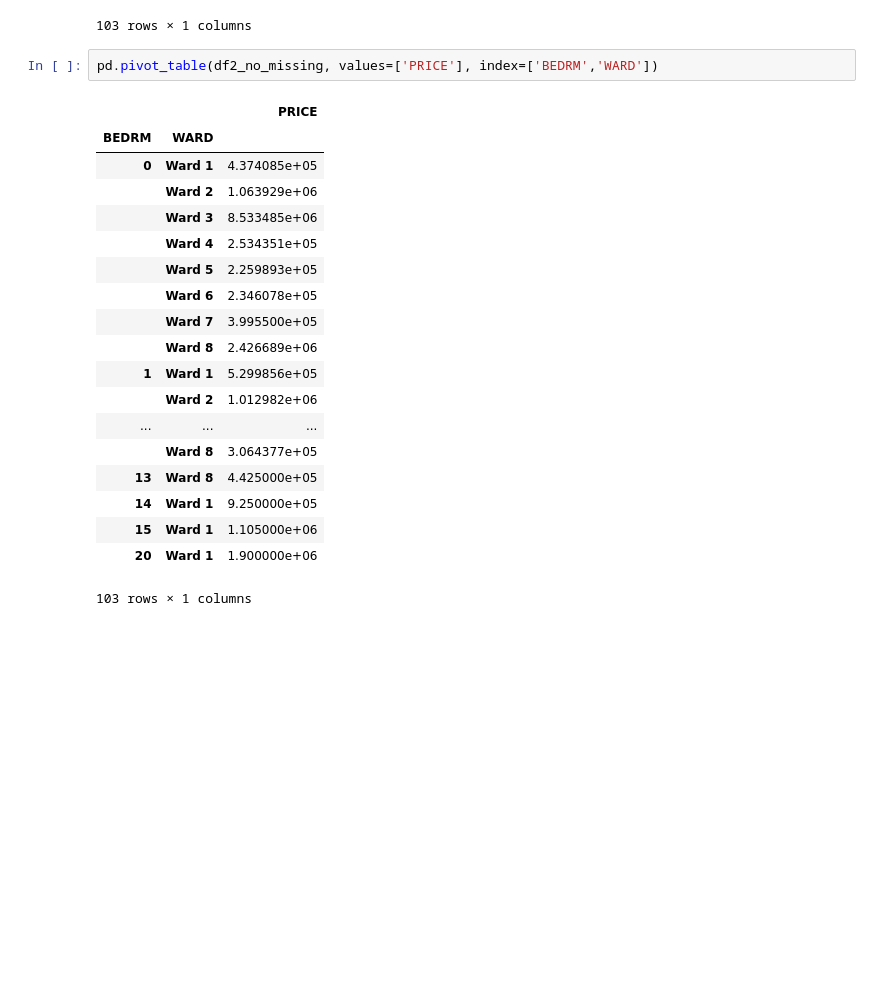
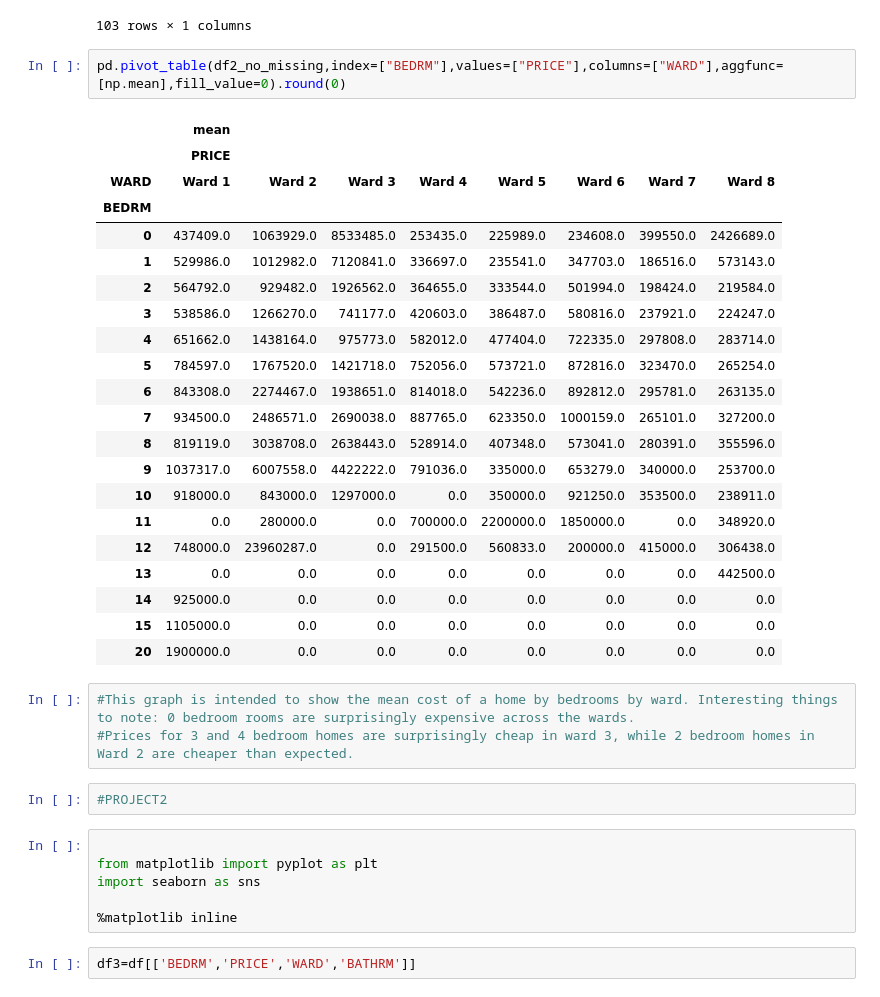
Before and after one commit to TOyefule/DataBootCampPub, a Jupyter notebook: SShapiro_DCProperties_Analysis.ipynb, the cells around one changed output. Saved outputs shown, nothing was run; the diff lists cells and outputs as text; blank space fills up the shorter version.

```diff
--- a/SShapiro_DCProperties_Analysis.ipynb
+++ b/SShapiro_DCProperties_Analysis.ipynb
@@ -141,24 +143,39 @@ df2_no_missing.groupby(['BEDRM','WARD']).mean()
 | 20 | Ward 1 | 1.900000e+06 |
 103 rows × 1 columns
 # %%
-pd.pivot_table(df2_no_missing, values=['PRICE'], index=['BEDRM','WARD'])
+pd.pivot_table(df2_no_missing,index=["BEDRM"],values=["PRICE"],columns=["WARD"],aggfunc=[np.mean],fill_value=0).round(0)
 # %% [output]
-|  |  | PRICE |
-| BEDRM | WARD |  |
-| 0 | Ward 1 | 4.374085e+05 |
-|  | Ward 2 | 1.063929e+06 |
-|  | Ward 3 | 8.533485e+06 |
-|  | Ward 4 | 2.534351e+05 |
-|  | Ward 5 | 2.259893e+05 |
-|  | Ward 6 | 2.346078e+05 |
-|  | Ward 7 | 3.995500e+05 |
-|  | Ward 8 | 2.426689e+06 |
-| 1 | Ward 1 | 5.299856e+05 |
-|  | Ward 2 | 1.012982e+06 |
-| ... | ... | ... |
-|  | Ward 8 | 3.064377e+05 |
-| 13 | Ward 8 | 4.425000e+05 |
-| 14 | Ward 1 | 9.250000e+05 |
-| 15 | Ward 1 | 1.105000e+06 |
-| 20 | Ward 1 | 1.900000e+06 |
+|  | mean |  |  |  |  |  |  |  |
+|  | PRICE |  |  |  |  |  |  |  |
+| WARD | Ward 1 | Ward 2 | Ward 3 | Ward 4 | Ward 5 | Ward 6 | Ward 7 | Ward 8 |
+| BEDRM |  |  |  |  |  |  |  |  |
+| 0 | 437409.0 | 1063929.0 | 8533485.0 | 253435.0 | 225989.0 | 234608.0 | 399550.0 | 2426689.0 |
+| 1 | 529986.0 | 1012982.0 | 7120841.0 | 336697.0 | 235541.0 | 347703.0 | 186516.0 | 573143.0 |
+| 2 | 564792.0 | 929482.0 | 1926562.0 | 364655.0 | 333544.0 | 501994.0 | 198424.0 | 219584.0 |
+| 3 | 538586.0 | 1266270.0 | 741177.0 | 420603.0 | 386487.0 | 580816.0 | 237921.0 | 224247.0 |
+| 4 | 651662.0 | 1438164.0 | 975773.0 | 582012.0 | 477404.0 | 722335.0 | 297808.0 | 283714.0 |
+| 5 | 784597.0 | 1767520.0 | 1421718.0 | 752056.0 | 573721.0 | 872816.0 | 323470.0 | 265254.0 |
+| 6 | 843308.0 | 2274467.0 | 1938651.0 | 814018.0 | 542236.0 | 892812.0 | 295781.0 | 263135.0 |
+| 7 | 934500.0 | 2486571.0 | 2690038.0 | 887765.0 | 623350.0 | 1000159.0 | 265101.0 | 327200.0 |
+| 8 | 819119.0 | 3038708.0 | 2638443.0 | 528914.0 | 407348.0 | 573041.0 | 280391.0 | 355596.0 |
+| 9 | 1037317.0 | 6007558.0 | 4422222.0 | 791036.0 | 335000.0 | 653279.0 | 340000.0 | 253700.0 |
+| 10 | 918000.0 | 843000.0 | 1297000.0 | 0.0 | 350000.0 | 921250.0 | 353500.0 | 238911.0 |
+| 11 | 0.0 | 280000.0 | 0.0 | 700000.0 | 2200000.0 | 1850000.0 | 0.0 | 348920.0 |
+| 12 | 748000.0 | 23960287.0 | 0.0 | 291500.0 | 560833.0 | 200000.0 | 415000.0 | 306438.0 |
+| 13 | 0.0 | 0.0 | 0.0 | 0.0 | 0.0 | 0.0 | 0.0 | 442500.0 |
+| 14 | 925000.0 | 0.0 | 0.0 | 0.0 | 0.0 | 0.0 | 0.0 | 0.0 |
+| 15 | 1105000.0 | 0.0 | 0.0 | 0.0 | 0.0 | 0.0 | 0.0 | 0.0 |
+| 20 | 1900000.0 | 0.0 | 0.0 | 0.0 | 0.0 | 0.0 | 0.0 | 0.0 |
-103 rows × 1 columns
+# %%
+#This graph is intended to show the mean cost of a home by bedrooms by ward. Interesting things to note: 0 bedroom rooms are surprisingly expensive across the wards.
+#Prices for 3 and 4 bedroom homes are surprisingly cheap in ward 3, while 2 bedroom homes in Ward 2 are cheaper than expected.
+# %%
+#PROJECT2
+# %%
+
+from matplotlib import pyplot as plt
+import seaborn as sns
+
+%matplotlib inline
+# %%
+df3=df[['BEDRM','PRICE','WARD','BATHRM']]
```
Also changed, not shown: parts of 7 cells of this notebook.
